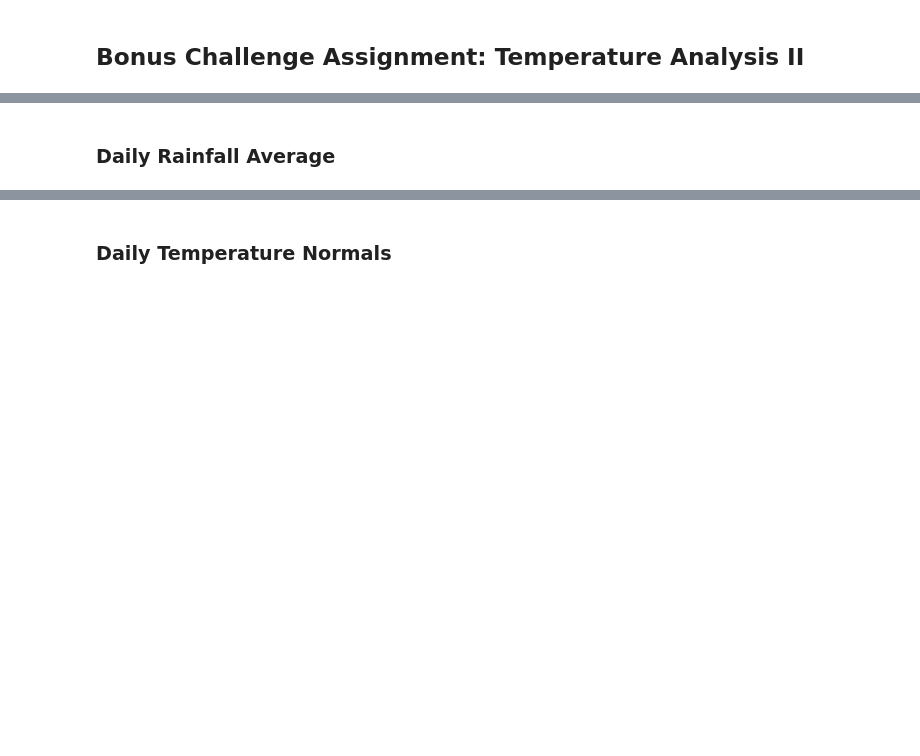
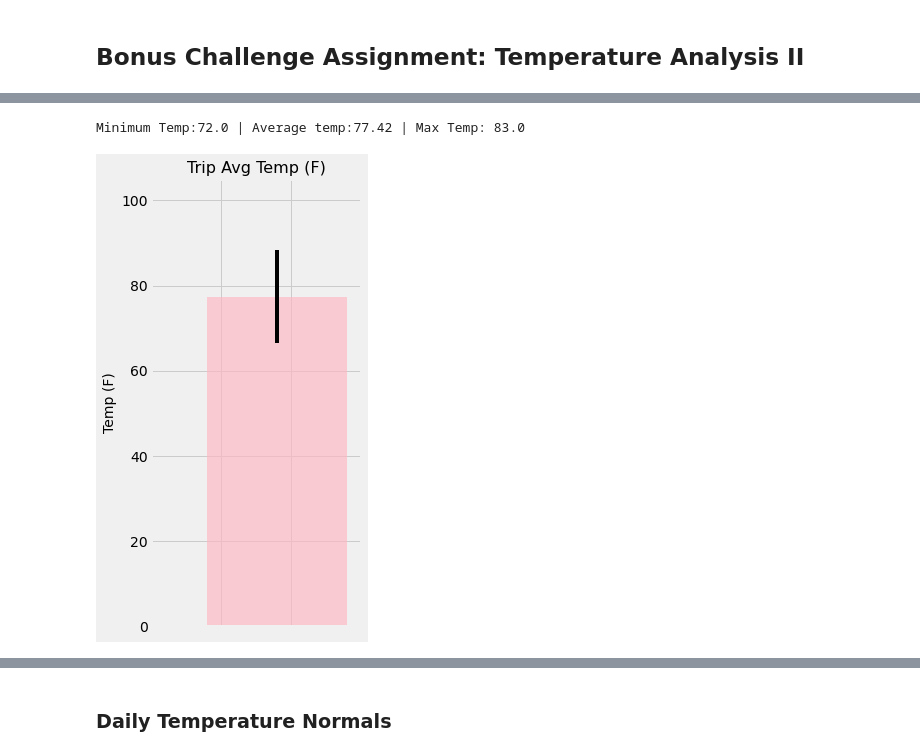
Before and after one commit to prinathaker/sqlalchemy-challenge, a Jupyter notebook: Instructions/temp_analysis_bonus_2_starter.ipynb, the cells around one changed output, grey strips where cells are left out. Cells and saved outputs as stored; diff of their text form; code cells hidden in the pictures; blank space fills up the shorter version.

```diff
--- a/Instructions/temp_analysis_bonus_2_starter.ipynb
+++ b/Instructions/temp_analysis_bonus_2_starter.ipynb
@@ -21,6 +26,7 @@ engine = create_engine("sqlite:///hawaii.sqlite")
 # %%
 # reflect an existing database into a new model
-
+Base = automap_base()
 # reflect the tables
+Base.prepare(engine,reflect=True)
 # %%
 # View all of the classes that automap found
@@ -27,7 +36,10 @@ engine = create_engine("sqlite:///hawaii.sqlite")
 # %%
 # Save references to each table
+Measurement = Base.classes.measurement
+Station  = Base.classes.station
 # %%
 # Create our session (link) from Python to the DB
+session = Session(engine)
 # %% [markdown]
 ## Bonus Challenge Assignment: Temperature Analysis II
 # %%
@@ -55,8 +66,45 @@ print(calc_temps('2012-02-28', '2012-03-05'))
+# %%
+# Use the function `calc_temps` to calculate the tmin, tavg, and tmax
+# for a year in the data set
+
+#Define start and end date of vacation
+start_date = '2018-06-01'
+end_date = '2018-06-15'
+
+#convert string date to date format
+start_dt = (dt.datetime.strptime(start_date,"%Y-%m-%d")).date()
+end_dt = (dt.datetime.strptime(end_date,"%Y-%m-%d")).date()
+
+#calculate dates one year ago
+startdate_oneyearprior = start_dt - dt.timedelta(days=365)
+enddate_oneyearprior = end_dt - dt.timedelta(days=365)
+temps=calc_temps(startdate_oneyearprior,enddate_oneyearprior)
+tmin = temps[0][0]
+tavg = round(temps[0][1],2)
+tmax=temps[0][2]
+
+#print temps
+print(f"Minimum Temp:{tmin} | Average temp:{tavg} | Max Temp: {tmax}")
+# %% [output]
+Minimum Temp:72.0 | Average temp:77.42 | Max Temp: 83.0
 # %%
 # Plot the results from your previous query as a bar chart.
 # Use "Trip Avg Temp" as your Title
 # Use the average temperature for bar height (y value)
 # Use the peak-to-peak (tmax-tmin) value as the y error bar (yerr)
+yerror = tmax-tmin
+
+#plot bar chart
+plt.figure(figsize = (4,7))
+plt.bar(1.5,height=tavg,yerr=yerror, width=2, color='lightpink',alpha=0.65,align="center")
+xaxis_values = np.arange(-0.3,3.5,step=1)
+plt.title("Trip Avg Temp (F)", fontsize = 16)
+plt.ylabel("Temp (F)", fontsize=14)
+plt.ylim(0,105)
+plt.xticks(xaxis_values,"")
+plt.tight_layout()
+plt.savefig("Images/TripAvgTemp.png")
+plt.show()
+# %% [output]
+[figure, added]
-# %% [markdown]
-### Daily Rainfall Average
 # %%
```
Also changed, not shown: parts of 14 cells of this notebook, 2 other files.
